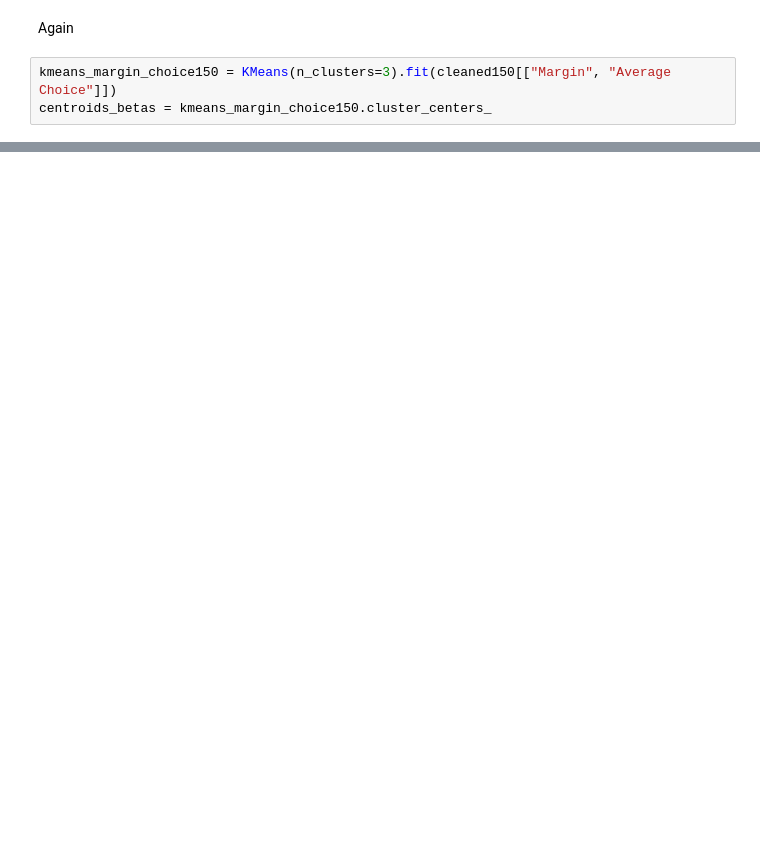
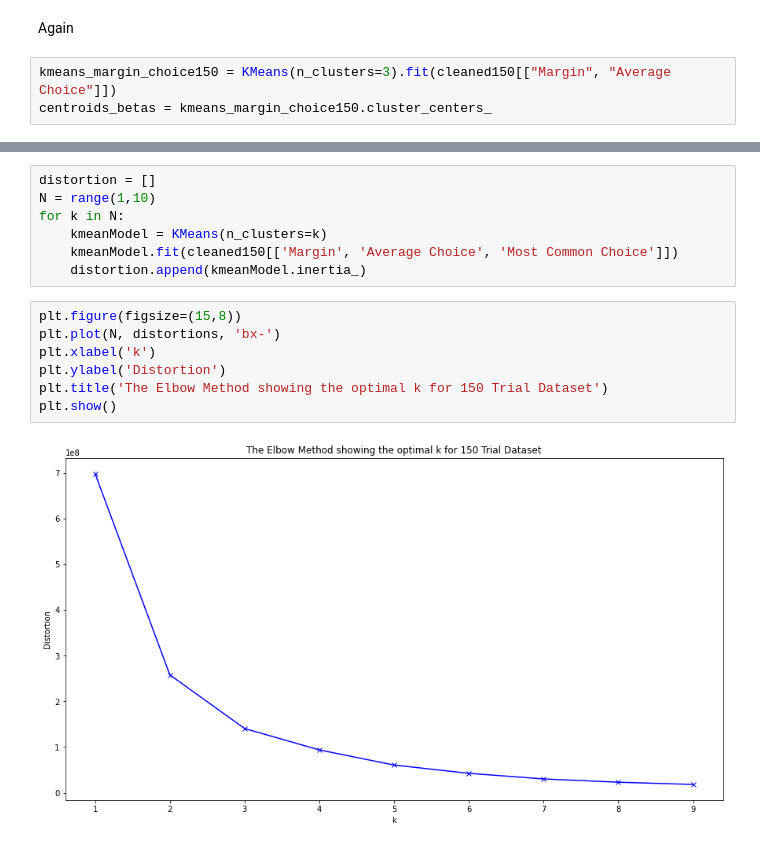
Before and after one commit to kiansweeney11/ca4015-assignment-1, a Jupyter notebook: _build/jupyter_execute/clustering.ipynb, the cells around one changed output, grey strips where cells are left out. Saved outputs shown, nothing was run; the diff lists cells and outputs as text; blank space fills up the shorter version.

```diff
--- a/_build/jupyter_execute/clustering.ipynb
+++ b/_build/jupyter_execute/clustering.ipynb
@@ -82,0 +104,16 @@ plt.show()
+# %%
+distortion = []
+N = range(1,10)
+for k in N:
+    kmeanModel = KMeans(n_clusters=k)
+    kmeanModel.fit(cleaned150[['Margin', 'Average Choice', 'Most Common Choice']])
+    distortion.append(kmeanModel.inertia_)
+# %%
+plt.figure(figsize=(15,8))
+plt.plot(N, distortions, 'bx-')
+plt.xlabel('k')
+plt.ylabel('Distortion')
+plt.title('The Elbow Method showing the optimal k for 150 Trial Dataset')
+plt.show()
+# %% [output]
+[figure, added]
```
Also changed, not shown: parts of 6 cells of this notebook, 22 other files.
